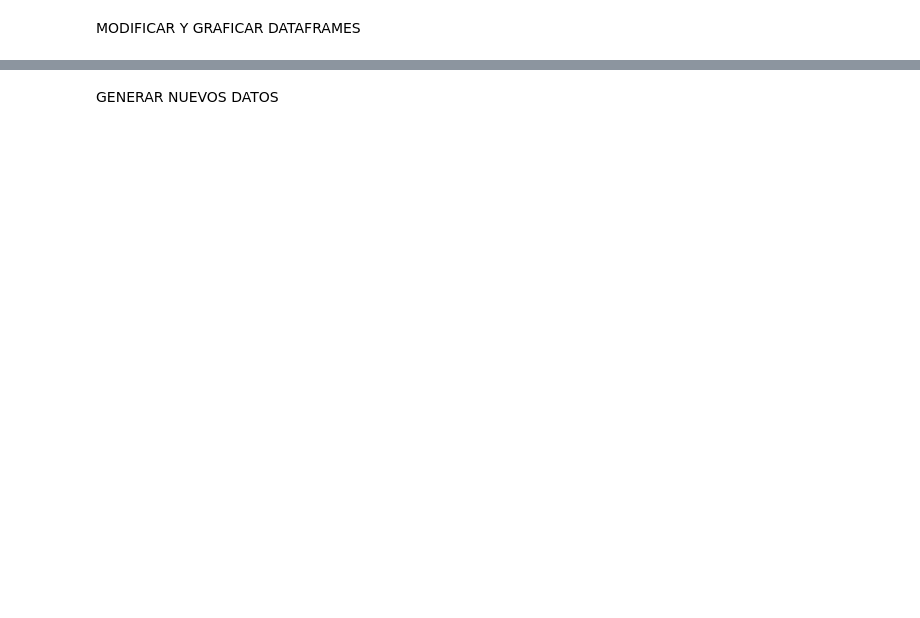
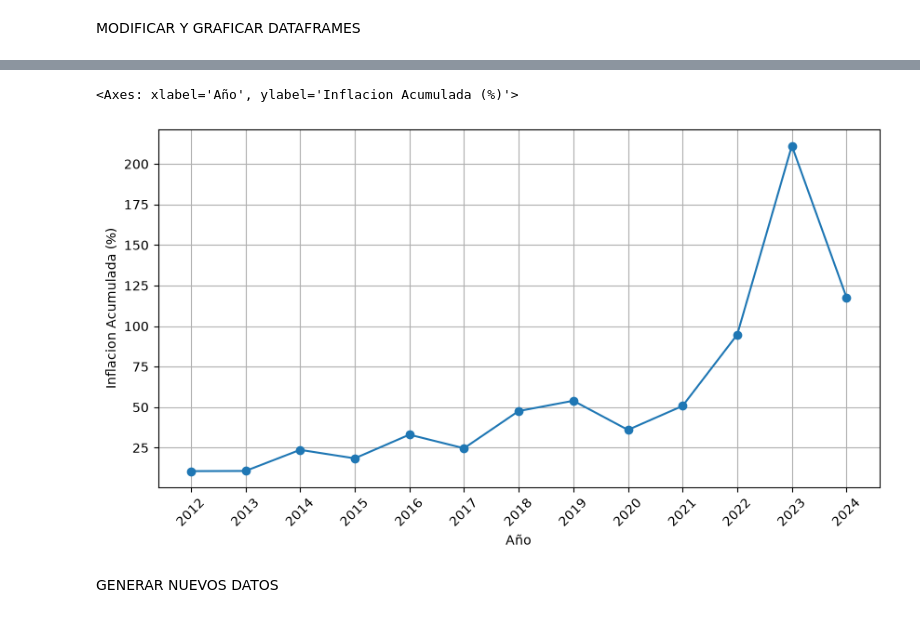
Before and after one commit to TomasVerniano/ANALISIS_POBLACION_ARGENTINA_AED, a Jupyter notebook: economia.ipynb, the cells around one changed output, grey strips where cells are left out. Drawn from its saved outputs; the diff is of its cells as text; code cells hidden in the pictures; blank space fills up the shorter version.

Commit message:
Economia

```diff
--- a/economia.ipynb
+++ b/economia.ipynb
@@ -33,3 +36,9 @@ memory usage: 30.8 KB
 | 2 | 1965-03-01 | 9800.0 | 392.0 | 49.00 |
 | 3 | 1965-04-01 | 9800.0 | 392.0 | 49.00 |
 | 4 | 1965-05-01 | 11550.0 | 462.0 | 57.75 |
+# %%
+inflacion = pd.read_csv('DATA/ECONOMIA/inflacion_interanual.csv')
+
+inflacion.info()
+
+inflacion.head()
@@ -55,2 +109,29 @@ salario_min_desde_2012.plot(
+# %%
+inflacion_2012_2024 = inflacion[(inflacion['fecha'] >= '2012-01-31') & (inflacion['fecha'] <= '2024-12-31')]
+
+anios = []
+
+for fecha in inflacion_2012_2024['fecha']:
+    anio = fecha[:4]
+    anios.append(anio)
+
+inflacion_2012_2024['fecha'] = anios
+
+inflacion_2012_2024 = inflacion_2012_2024.groupby('fecha')['valor'].apply(
+    lambda x: ((1 + x / 100).prod() - 1) * 100
+)
+
+inflacion_2012_2024.plot(
+                         figsize=(10,5),
+                         grid=True,
+                         xlabel='Año',
+                         xticks=range(len(inflacion_2012_2024)),
+                         rot=45,
+                         ylabel='Inflacion Acumulada (%)',
+                         marker='o'
+                        )
+# %% [output]
+<Axes: xlabel='Año', ylabel='Inflacion Acumulada (%)'>
+[figure, added]
 # %% [markdown]
 GENERAR NUEVOS DATOS
```
Also changed, not shown: parts of 4 cells of this notebook, 5 other files.
